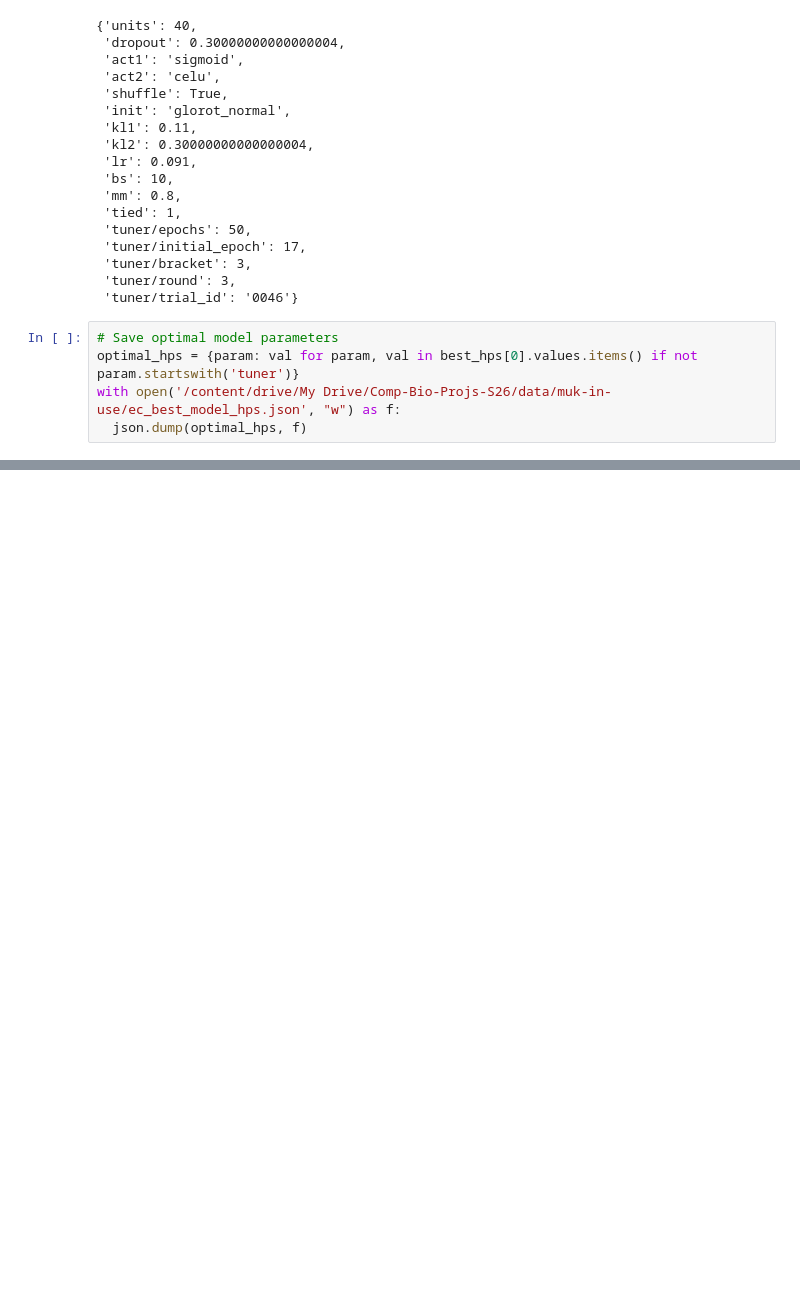
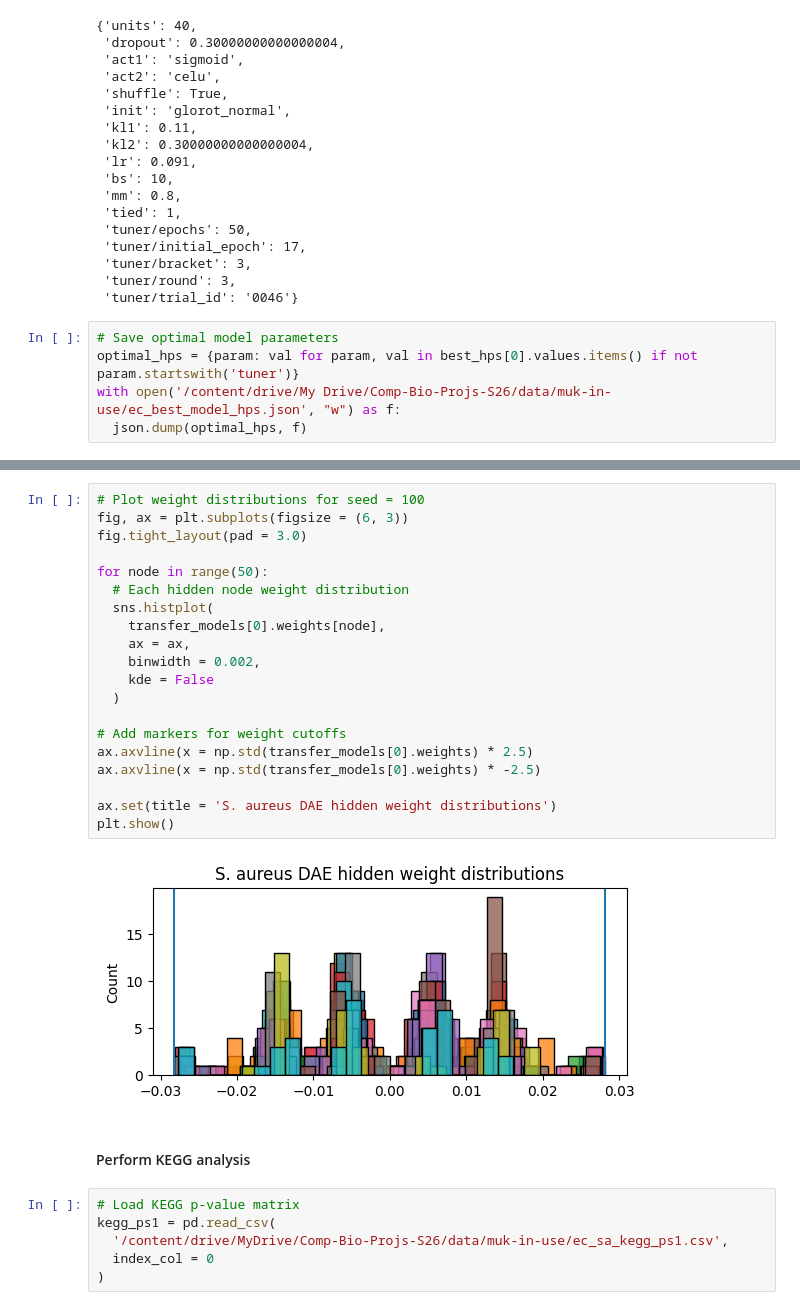
Before and after one commit to Mukundan-T/seqADAGE, a Jupyter notebook: Py/muk_transfer_learning/Mukundan_sA_ecmg_tl.ipynb, the cells around one changed output, grey strips where cells are left out. Drawn from its saved outputs; the diff is of its cells as text; blank space fills up the shorter version.

```diff
--- a/Py/muk_transfer_learning/Mukundan_sA_ecmg_tl.ipynb
+++ b/Py/muk_transfer_learning/Mukundan_sA_ecmg_tl.ipynb
@@ -534,0 +631,30 @@ ec_model.save_weights(
+# %%
+# Plot weight distributions for seed = 100
+fig, ax = plt.subplots(figsize = (6, 3))
+fig.tight_layout(pad = 3.0)
+
+for node in range(50):
+  # Each hidden node weight distribution
+  sns.histplot(
+    transfer_models[0].weights[node],
+    ax = ax,
+    binwidth = 0.002,
+    kde = False
+  )
+
+# Add markers for weight cutoffs
+ax.axvline(x = np.std(transfer_models[0].weights) * 2.5)
+ax.axvline(x = np.std(transfer_models[0].weights) * -2.5)
+
+ax.set(title = 'S. aureus DAE hidden weight distributions')
+plt.show()
+# %% [output]
+[figure, added]
+# %% [markdown]
+#### Perform KEGG analysis
+# %%
+# Load KEGG p-value matrix
+kegg_ps1 = pd.read_csv(
+  '/content/drive/MyDrive/Comp-Bio-Projs-S26/data/muk-in-use/ec_sa_kegg_ps1.csv',
+  index_col = 0
+)
```
Also changed, not shown: parts of 33 cells of this notebook.
